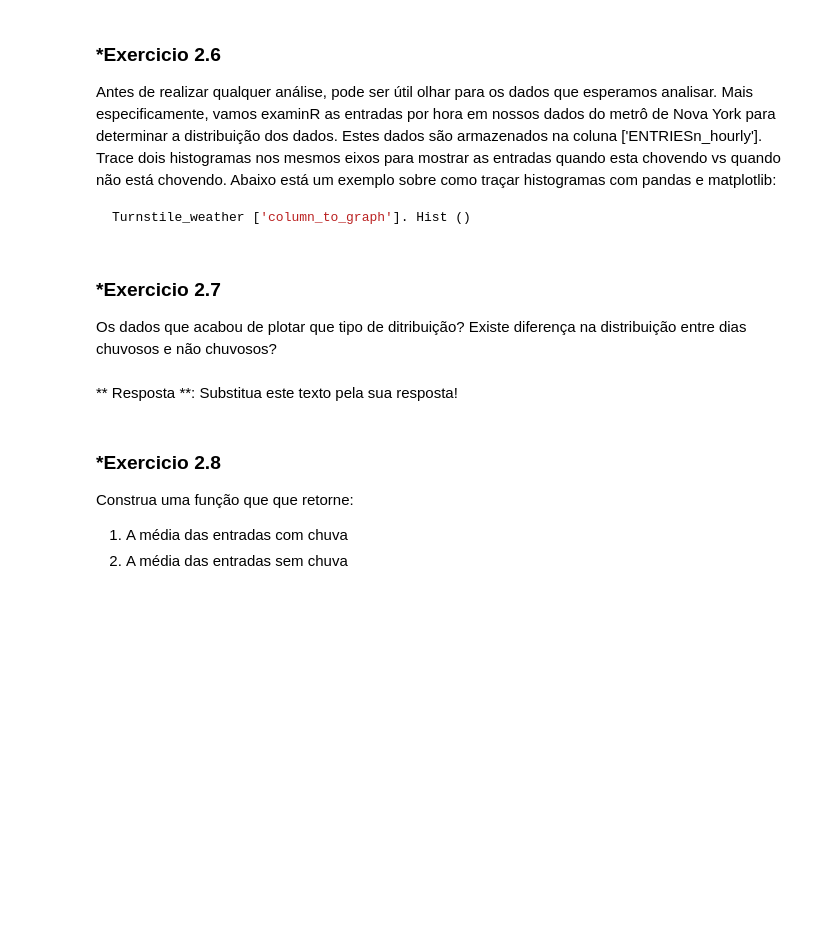
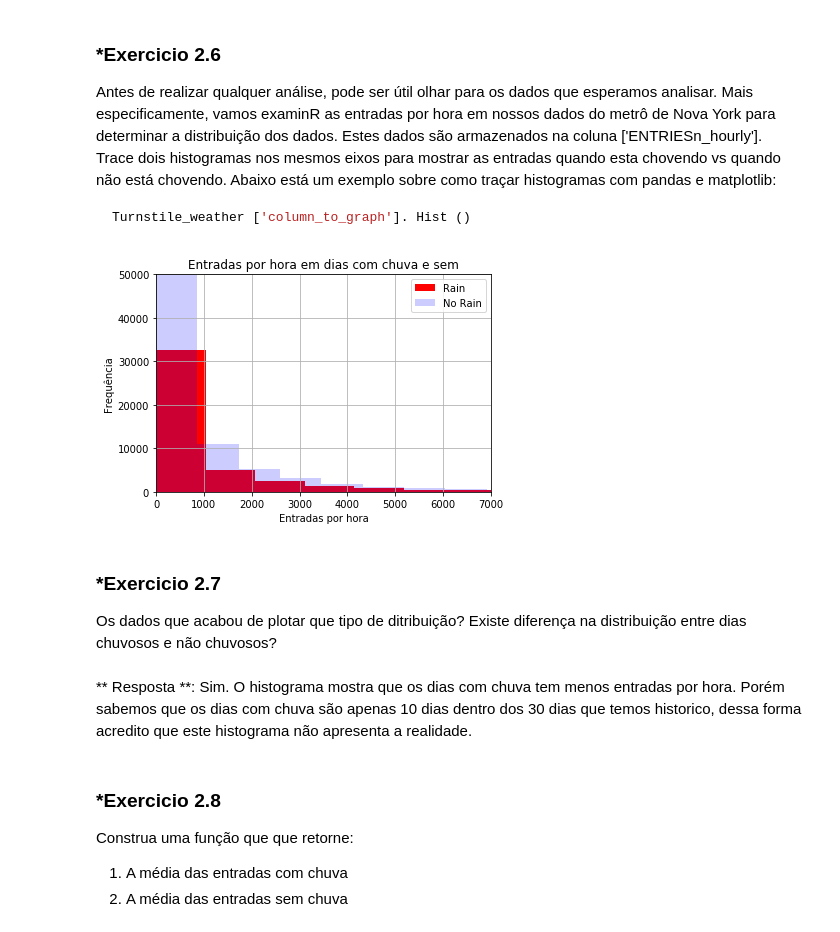
Before and after one commit to josecbf/NDFDSII-NYC-subway-data_analysis, a Jupyter notebook: analyzing-subway-data-ndfdsi.ipynb, the cells around one changed output. Cells and saved outputs as stored; diff of their text form; code cells hidden in the pictures; blank space fills up the shorter version.

```diff
--- a/analyzing-subway-data-ndfdsi.ipynb
+++ b/analyzing-subway-data-ndfdsi.ipynb
@@ -300,7 +303,8 @@ pd.read_csv('output_list.txt', sep=",")
 # %%
 import pandas as pd
 
-weather_data = pd.read_csv('turnstile-data-master-with-weather.csv')
+filename = "turnstile-data-master-with-weather.csv"
+weather_data = pd.read_csv(filename)
 weather_data.head()
 # %% [output]
 |  | Unnamed: 0 | UNIT | DATEn | TIMEn | Hour | DESCn | ENTRIESn_hourly | EXITSn_hourly | maxpressurei | ... |
@@ -375,22 +429,30 @@ Turnstile_weather ['column_to_graph']. Hist ()
 # %%
 import numpy as np
 import pandas
 import matplotlib.pyplot as plt
 
 def entries_histogram(turnstile_weather):
 
+    plt.figure()
+    turnstile_weather['ENTRIESn_hourly'][turnstile_weather['rain'] == 1].hist(alpha=1, color='red', label = 'Rain', bins=50) # your code here to plot a historgram for hourly entries when it is raining
+    turnstile_weather['ENTRIESn_hourly'][turnstile_weather['rain'] == 0].hist(alpha=0.2, color='blue', label = 'No Rain', bins=50)  # your code here to plot a histogram for hourly entries when it is not raining
+    plt.axis([0, 7000, 0, 50000])
+    plt.title('Entradas por hora em dias com chuva e sem')
+    plt.xlabel('Entradas por hora')
+    plt.ylabel('Frequência')
+    plt.legend()
+    return plt
 
-
-    plt.figure()
-    turnstile_weather['...'] # your code here to plot a historgram for hourly entries when it is raining
-    turnstile_weather['...'] # your code here to plot a histogram for hourly entries when it is not raining
-    return plt
+entries_histogram(weather_data)
+plt.show()
+# %% [output]
+[figure, added]
 # %% [markdown]
 ### *Exercicio 2.7
 
 Os dados que acabou de plotar que tipo de ditribuição? Existe diferença na distribuição entre dias chuvosos e não chuvosos?
-# %% [markdown]
-** Resposta **: Substitua este texto pela sua resposta!
+# %% [markdown]
+** Resposta **: Sim. O histograma mostra que os dias com chuva tem menos entradas por hora. Porém sabemos que os dias com chuva são apenas 10 dias dentro dos 30 dias que temos historico, dessa forma acredito que este histograma não apresenta a realidade.
 # %% [markdown]
 ### *Exercicio 2.8
 
```
Also changed, not shown: parts of 17 cells of this notebook, 3 other files.
